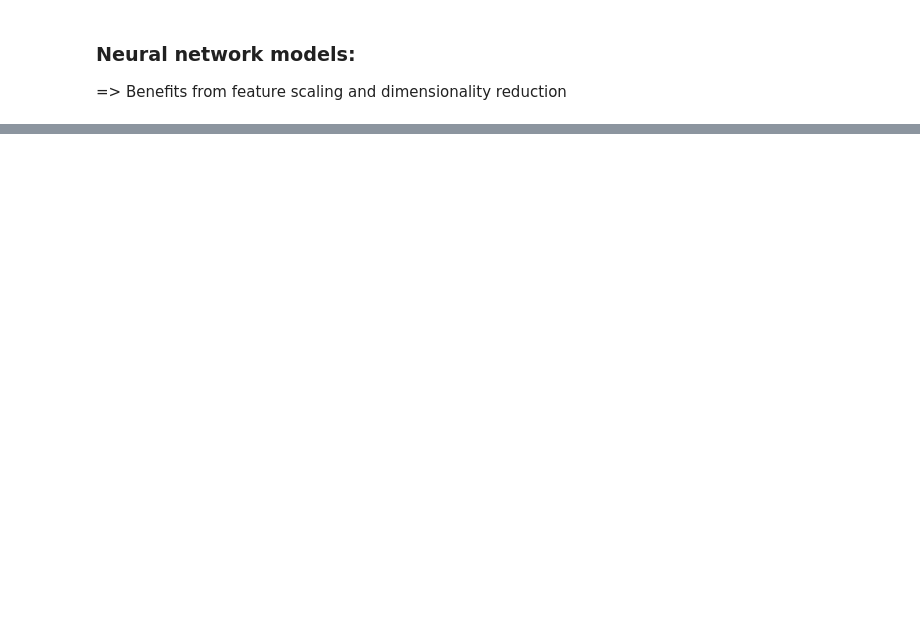
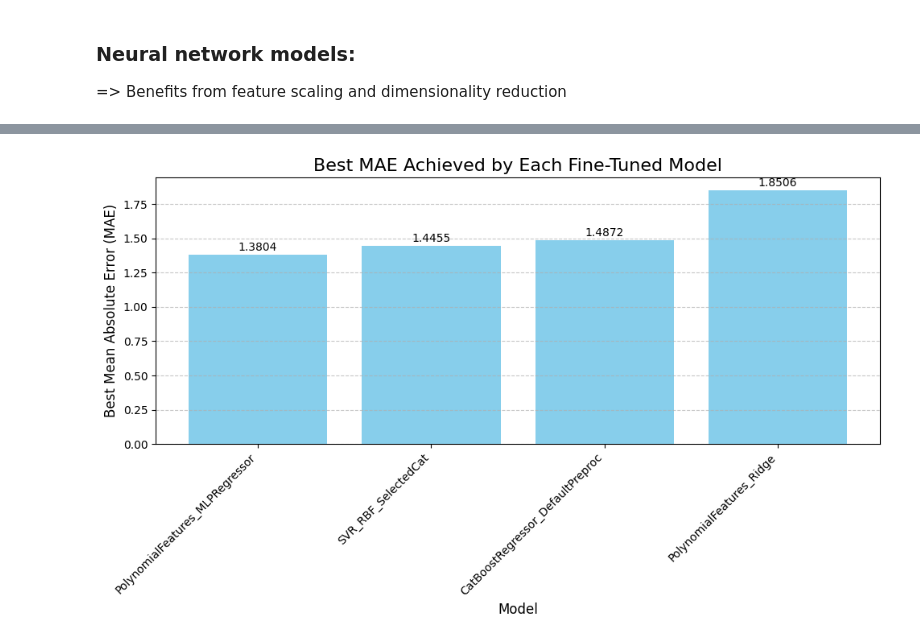
Before and after one commit to nabilalibou/Uber_Fare_Prediction_Explained, a Jupyter notebook: main.ipynb, the cells around one changed output, grey strips where cells are left out. Saved outputs shown, nothing was run; the diff lists cells and outputs as text; code cells hidden in the pictures; blank space fills up the shorter version.

Commit message:
Change name of EDA.ipynb ADD Fine-tune part

```diff
--- a/EDA.ipynb
+++ b/main.ipynb
@@ -2042,0 +2250,43 @@ plt.show()
+# %%
+model_names = [
+    "PolynomialFeatures_Ridge",
+    "SVR_RBF_SelectedCat",
+    "PolynomialFeatures_MLPRegressor",
+    "CatBoostRegressor_DefaultPreproc"
+]
+
+best_maes = [
+    1.8506, # PolynomialFeatures_Ridge
+    1.4455, # SVR_RBF_SelectedCat
+    1.3804, # PolynomialFeatures_MLPRegressor
+    1.4872  # CatBoostRegressor_DefaultPreproc
+]
+
+results_df = pd.DataFrame({
+    'Model': model_names,
+    'Best MAE': best_maes
+})
+
+results_df = results_df.sort_values(by='Best MAE', ascending=True).reset_index(drop=True)
+
+plt.figure(figsize=(10, 6))
+bars = plt.bar(results_df['Model'], results_df['Best MAE'], color='skyblue')
+
+plt.title('Best MAE Achieved by Each Fine-Tuned Model', fontsize=16)
+plt.xlabel('Model', fontsize=12)
+plt.ylabel('Best Mean Absolute Error (MAE)', fontsize=12)
+
+plt.xticks(rotation=45, ha='right', fontsize=10)
+plt.yticks(fontsize=10)
+
+plt.grid(axis='y', linestyle='--', alpha=0.7)
+
+for bar in bars:
+    yval = bar.get_height()
+    plt.text(bar.get_x() + bar.get_width()/2, yval + 0.01, round(yval, 4),
+             ha='center', va='bottom', fontsize=10)
+
+plt.tight_layout()
+plt.show()
+# %% [output]
+[figure, added]
```
Also changed, not shown: parts of 16 cells of this notebook, 5 other files.
